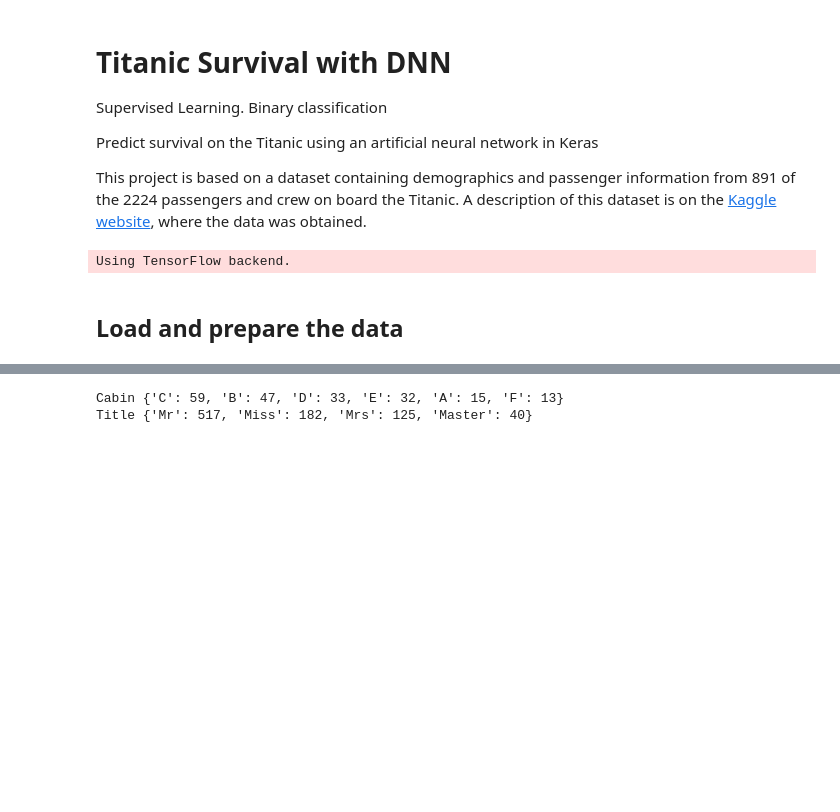
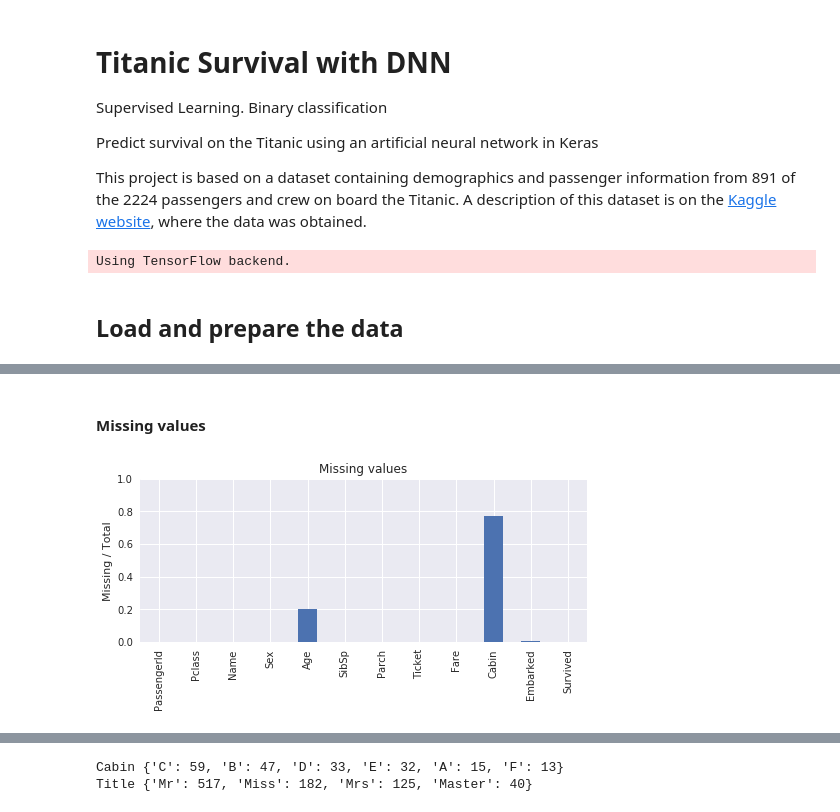
Before and after one commit to angelmtenor/data-science-keras, a Jupyter notebook: titanic.ipynb, the cells around one changed output, grey strips where cells are left out. Cells and saved outputs as stored; diff of their text form; code cells hidden in the pictures; blank space fills up the shorter version.

```diff
--- a/titanic.ipynb
+++ b/titanic.ipynb
@@ -62,2 +73,8 @@ df.describe(include=['O'])  # non-numerical variables
 | freq | 1 | 577 | 7 | 4 | 644 |
+# %% [markdown]
+#### Missing values
+# %%
+helper.show_missing(original_df)
+# %% [output]
+[figure, added]
 # %% [markdown]
```
Also changed, not shown: parts of 47 cells of this notebook, 1 other file.
